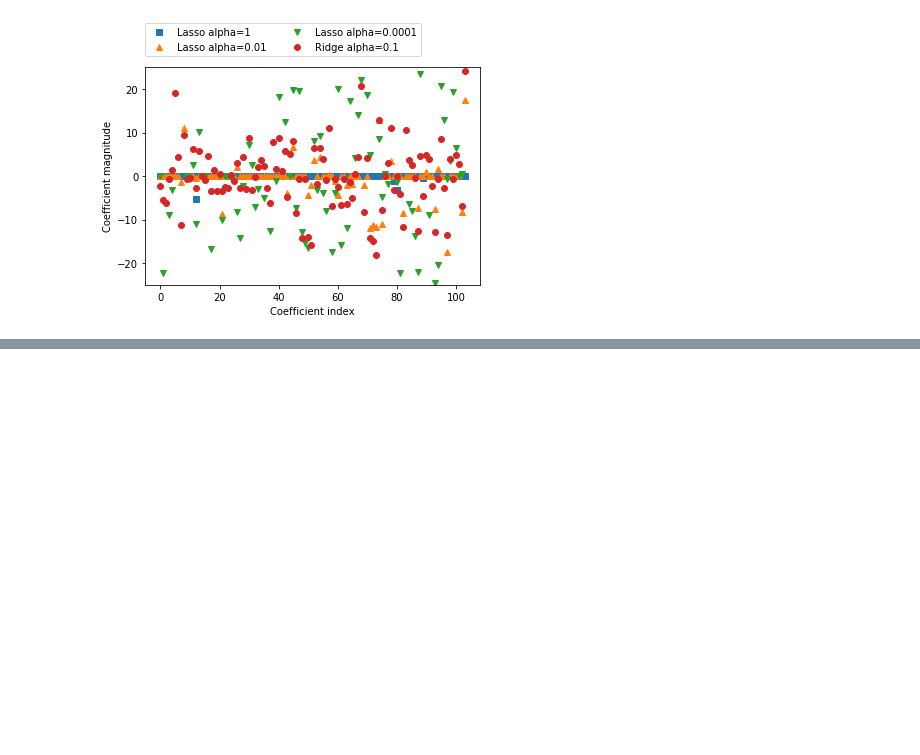
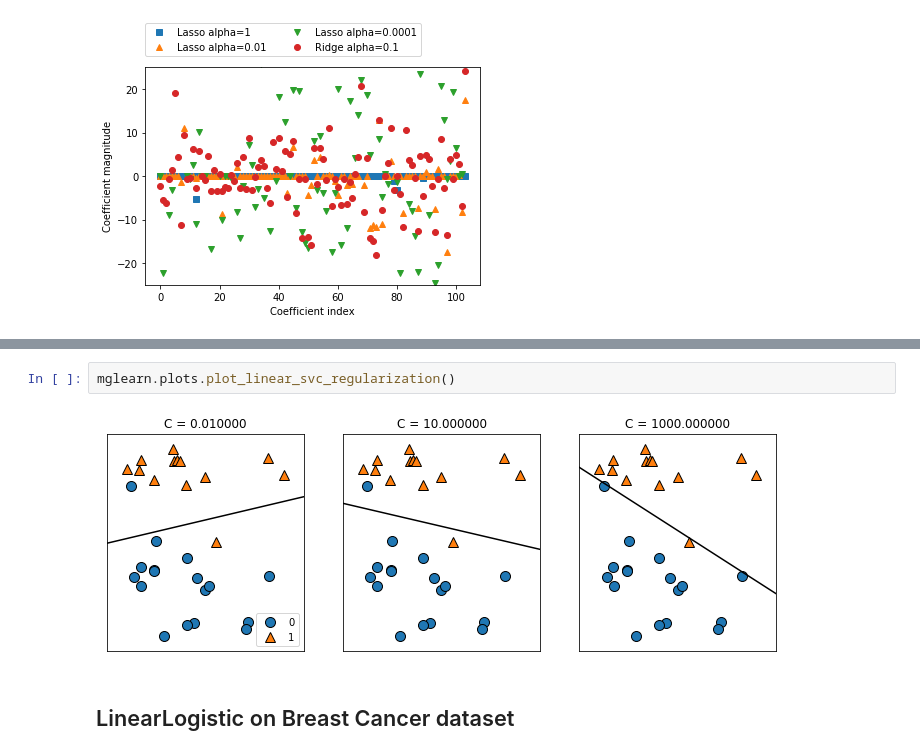
Before and after one commit to rksin8/data_science_projects, a Jupyter notebook: Linear_model.ipynb, the cells around one changed output, grey strips where cells are left out. Saved outputs shown, nothing was run; the diff lists cells and outputs as text; blank space fills up the shorter version.

```diff
--- a/Linear_model.ipynb
+++ b/Linear_model.ipynb
@@ -156,0 +182,6 @@ Text(0, 0.5, 'Coefficient magnitude')
+# %%
+mglearn.plots.plot_linear_svc_regularization()
+# %% [output]
+[figure, added]
+# %% [markdown]
+## LinearLogistic on Breast Cancer dataset
```
Also changed, not shown: parts of 7 cells of this notebook.
